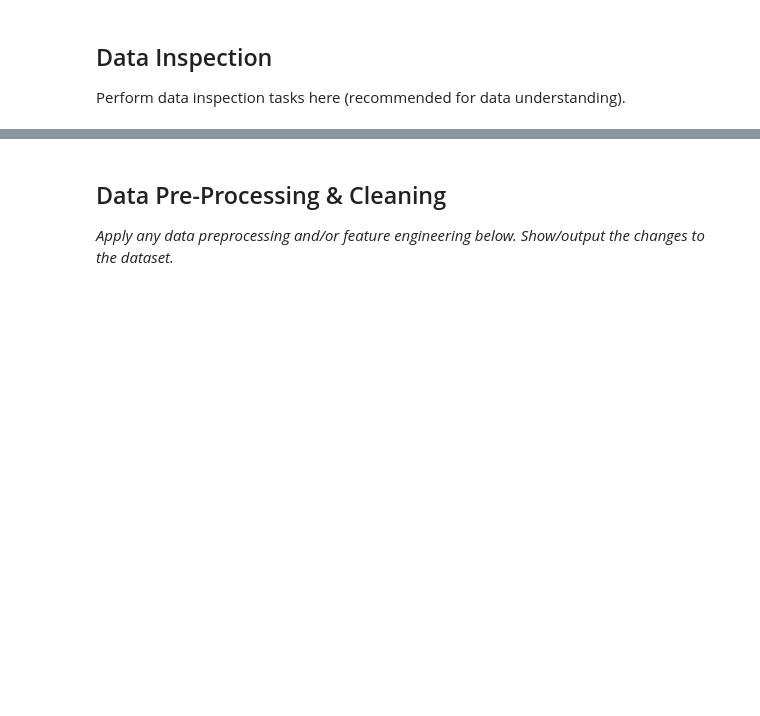
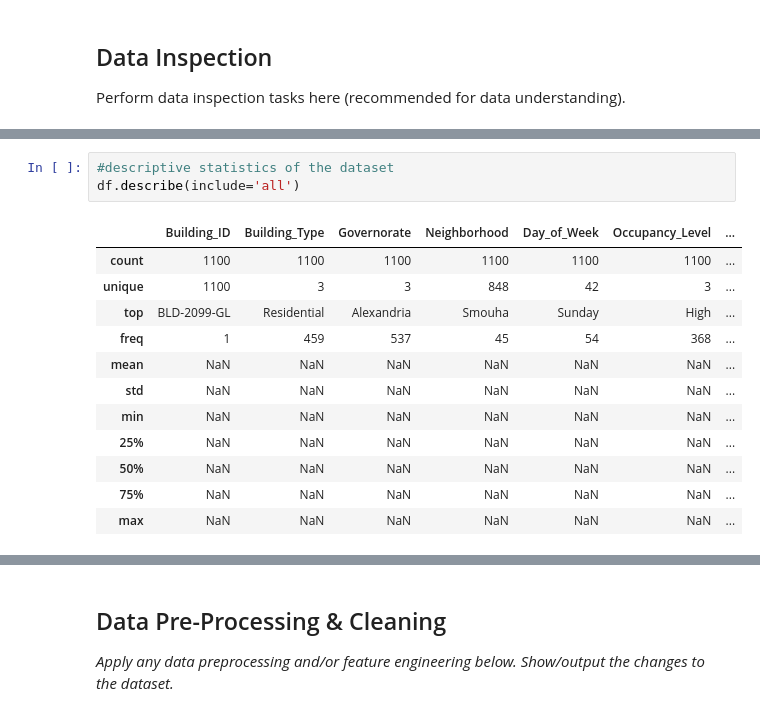
Before and after one commit to hagerbadran/AttackOnTitans, a Jupyter notebook: Regression_Mini-Project.ipynb, the cells around one changed output, grey strips where cells are left out. Cells and saved outputs as stored; diff of their text form; blank space fills up the shorter version.

```diff
--- a/Regression_Mini-Project.ipynb
+++ b/Regression_Mini-Project.ipynb
@@ -86,0 +119,16 @@ NameError: name 'df' is not defined
+# %%
+#descriptive statistics of the dataset
+df.describe(include='all')
+# %% [output]
+|  | Building_ID | Building_Type | Governorate | Neighborhood | Day_of_Week | Occupancy_Level | ... |
+| count | 1100 | 1100 | 1100 | 1100 | 1100 | 1100 | ... |
+| unique | 1100 | 3 | 3 | 848 | 42 | 3 | ... |
+| top | BLD-2099-GL | Residential | Alexandria | Smouha | Sunday | High | ... |
+| freq | 1 | 459 | 537 | 45 | 54 | 368 | ... |
+| mean | NaN | NaN | NaN | NaN | NaN | NaN | ... |
+| std | NaN | NaN | NaN | NaN | NaN | NaN | ... |
+| min | NaN | NaN | NaN | NaN | NaN | NaN | ... |
+| 25% | NaN | NaN | NaN | NaN | NaN | NaN | ... |
+| 50% | NaN | NaN | NaN | NaN | NaN | NaN | ... |
+| 75% | NaN | NaN | NaN | NaN | NaN | NaN | ... |
+| max | NaN | NaN | NaN | NaN | NaN | NaN | ... |
```
Also changed, not shown: parts of 16 cells of this notebook.
